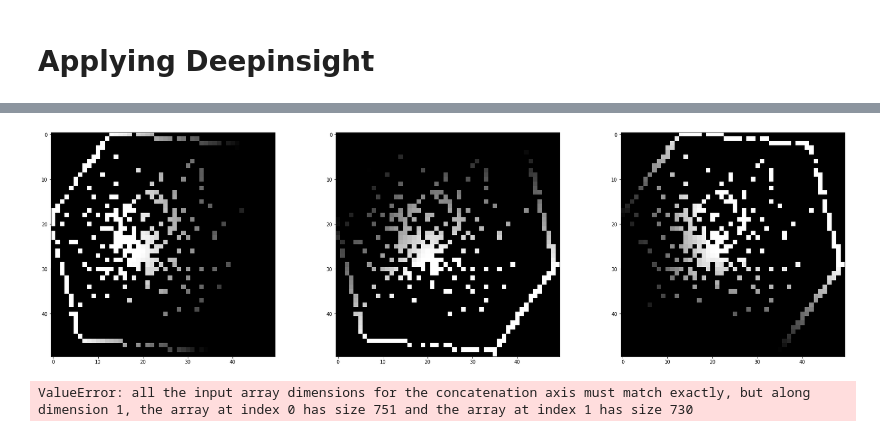
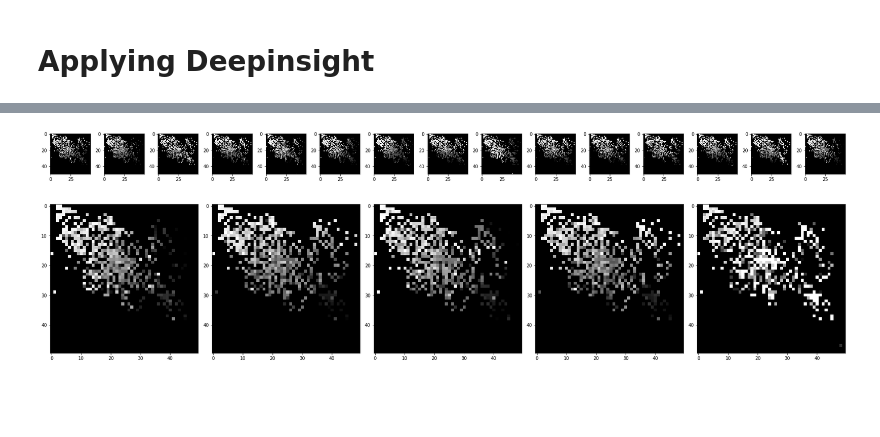
Before and after one commit to SAHILSIRSAT/Major-Project, a Jupyter notebook: TIME SERIES.ipynb, the cells around one changed output, grey strips where cells are left out. Cells and saved outputs as stored; diff of their text form; code cells hidden in the pictures; blank space fills up the shorter version.

```diff
--- a/TIME SERIES.ipynb
+++ b/TIME SERIES.ipynb
@@ -165,0 +181,3 @@ y
+# %%
+y=pd.DataFrame([0,0,0,0,2,2,2,2,2,2,2,2,3,3,3,3,3,3,3,3])
+y.columns=['Labels']
@@ -166,6 +188,6 @@ y
 # %%
 X_train, X_test, y_train, y_test = train_test_split(
-    X, y, test_size=0.2, random_state=23, stratify=y)
+    X, y, test_size=0.25, random_state=23, stratify=y)
 # %%
 ln = LogScaler()
 X_train_norm = ln.fit_transform(X_train)
@@ -180,0 +215,3 @@ X_train_norm
+# %%
+X_train_norm=X_train_norm.fillna(0)
+X_test_norm=X_test_norm.fillna(0)
@@ -181,6 +222,5 @@ X_train_norm
 # %%
 
-X_train_norm  = X_train_norm .dropna(axis=1)
 it = ImageTransformer(feature_extractor='pca',
                       pixels=10, random_state=1701,
                       n_jobs=-1)
@@ -231,9 +271,9 @@ it.pixels = 50
 X_train_img = it.transform(X_train_norm)
 # %%
-fig, ax = plt.subplots(1, 3, figsize=(25, 7))
-for i in range(0,3):
+fig, ax = plt.subplots(1, 15, figsize=(25, 7))
+for i in range(0,15):
     ax[i].imshow(X_train_img[i])
     #ax[i].title.set_text("Train[{}] - class '{}'".format(i, y_train[i]))
 plt.tight_layout()
 # %% [output]
-[figure, old version]
+[figure, new version]
@@ -242,10 +280,10 @@ X_test_norm  = X_test_norm .dropna(axis=1)
 # %%
 X_test_img = it.transform(X_test_norm)
 
-fig, ax = plt.subplots(1, 4, figsize=(25, 7))
-for i in range(0,0):
+fig, ax = plt.subplots(1, 5, figsize=(25, 7))
+for i in range(0,5):
     ax[i].imshow(X_test_img[i])
     #ax[i].title.set_text("Test[{}] - class '{}'".format(i, y_test[i]))
 plt.tight_layout()
 # %% [output]
-ValueError: all the input array dimensions for the concatenation axis must match exactly, but along dimension 1, the array at index 0 has size 751 and the array at index 1 has size 730
+[figure, added]
```
Also changed, not shown: parts of 34 cells of this notebook.
